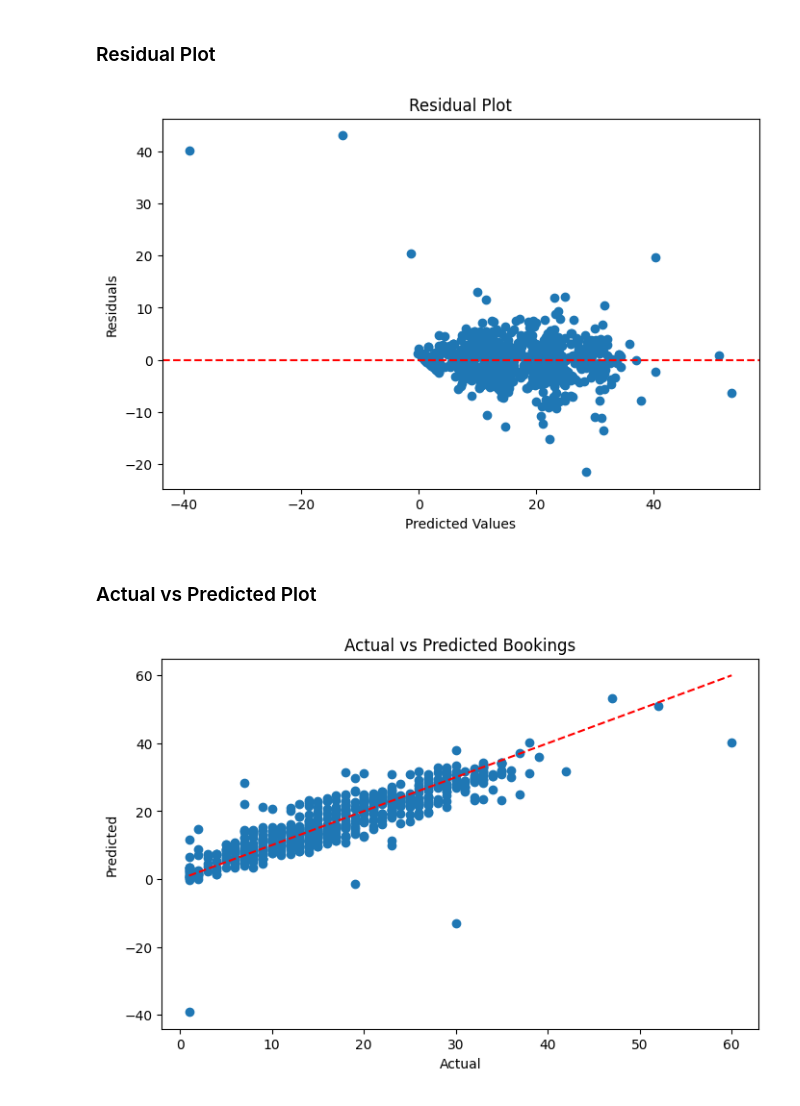
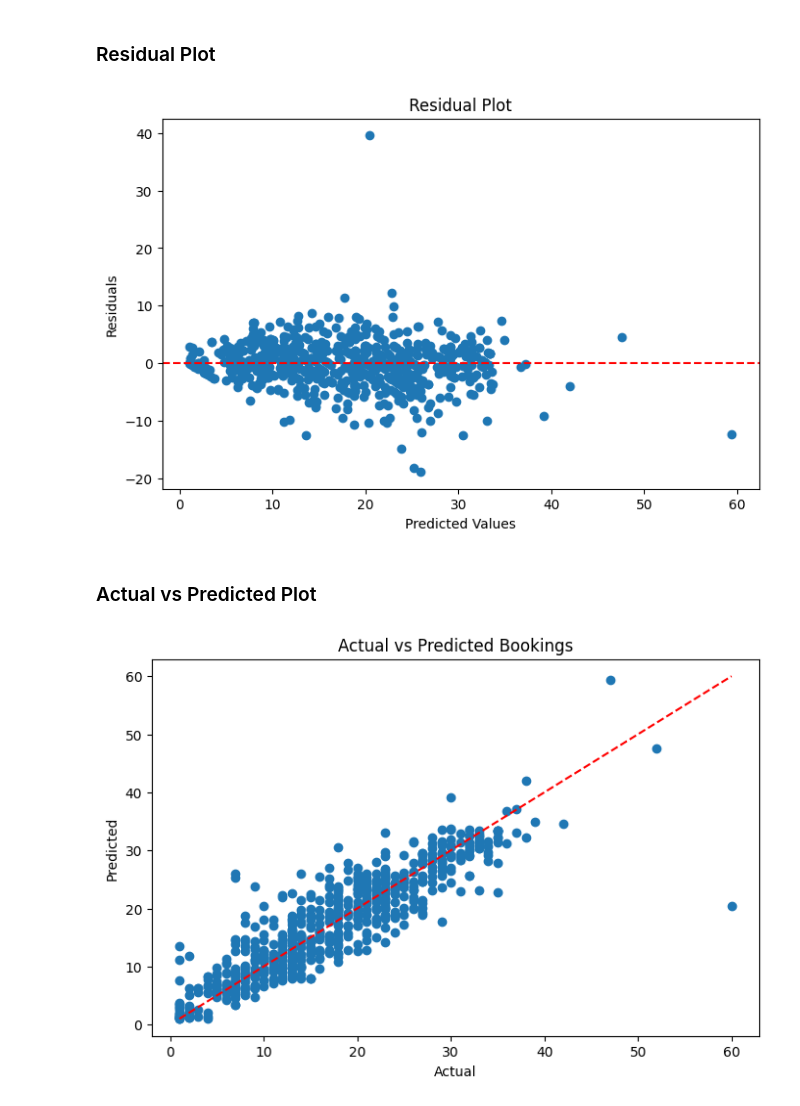
Before and after one commit to yogeshwartribhuvan2972-max/Dynamic-Pricing-Strategies-for-Fitness-Classes, a Jupyter notebook: Price Elasticity Model.ipynb, the cells around one changed output. Saved outputs shown, nothing was run; the diff lists cells and outputs as text; code cells hidden in the pictures.

Commit message:
compare wo models

```diff
--- a/Price Elasticity Model.ipynb
+++ b/Price Elasticity Model.ipynb
@@ -148,7 +150,7 @@ fitness_data.head()
 ### Define Features and Target
 # %%
 X = fitness_data.drop(
-    ["Number Booked","DayName", "BookingEndDate","CapacityCategory",
+    ["Number Booked","DayOfWeek", "BookingEndDate","CapacityCategory",
     "PriceCategory", "BookingStartTime","IsWeekend"],
     axis=1
 )
@@ -188,9 +191,18 @@ from sklearn.linear_model import LinearRegression
 # %% [markdown]
 ### Create the Model
 # %%
-model = LinearRegression()
+# Linear Regression
+lr_model = LinearRegression()
+
+# Random Forest
+rf_model = RandomForestRegressor(
+    n_estimators=200,
+    random_state=42
+)
 # %% [markdown]
 ### Train the Model
 # %%
-model.fit(X_train, y_train)
+# Train Models
+lr_model.fit(X_train, y_train)
+rf_model.fit(X_train, y_train)
 # %% [output]
@@ -198,5 +210,7 @@ LinearRegression()
 # %% [markdown]
 ### Make Predictions
 # %%
-y_pred = model.predict(X_test)
+# Predictions
+y_pred_lr = lr_model.predict(X_test)
+y_pred_rf = rf_model.predict(X_test)
 # %%
@@ -258,29 +305,29 @@ comparison.head(10)
 # %%
 import matplotlib.pyplot as plt
 
-residuals = y_test - y_pred
+residuals = y_test - y_pred_rf
 
 plt.figure(figsize=(8,5))
-plt.scatter(y_pred, residuals)
+plt.scatter(y_pred_rf, residuals)
 plt.axhline(y=0, color='red', linestyle='--')
 plt.title("Residual Plot")
 plt.xlabel("Predicted Values")
 plt.ylabel("Residuals")
 plt.show()
 # %% [output]
-[figure, old version]
+[figure, new version]
 # %% [markdown]
 ### Actual vs Predicted Plot
 # %%
 plt.figure(figsize=(8,5))
-plt.scatter(y_test, y_pred)
+plt.scatter(y_test, y_pred_rf)
 plt.plot([y_test.min(), y_test.max()],
          [y_test.min(), y_test.max()],
          'r--')
 
 plt.title("Actual vs Predicted Bookings")
 plt.xlabel("Actual")
 plt.ylabel("Predicted")
 plt.show()
 # %% [output]
-[figure, old version]
+[figure, new version]
```
Also changed, not shown: parts of 16 cells of this notebook.
